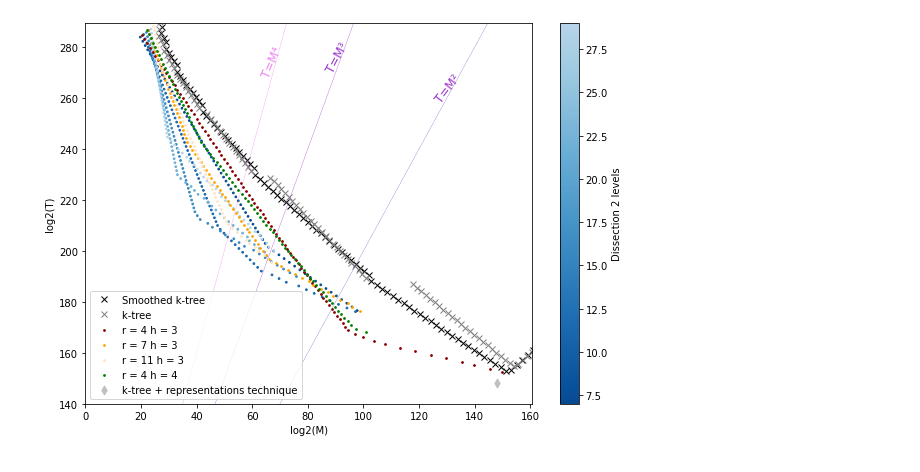
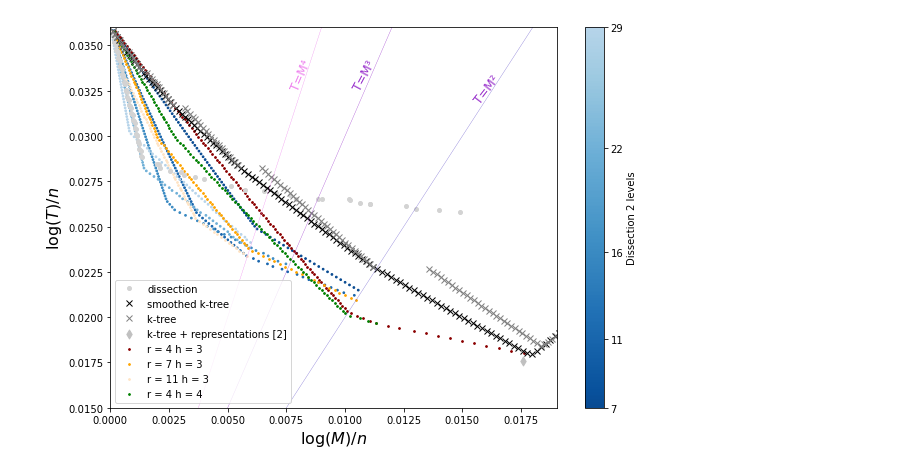
Before and after one commit to charlotte-lefevre/TM_tradeoffs_SDP, a Jupyter notebook: Cost_eval/Examples/Mainplots.ipynb, the cells around one changed output. Cells and saved outputs as stored; diff of their text form; code cells hidden in the pictures.

```diff
--- a/Cost_eval/Examples/Mainplots.ipynb
+++ b/Cost_eval/Examples/Mainplots.ipynb
@@ -45,0 +24,11 @@ M_dissec,T_dissec,Res_dissection = compute_best_complexity_dissection(400)
+# %%
+ktreeLabel = "k-tree"
+StateofTheArtRef = "k-tree + representations [2]"
+resol = 200
+
+def preparePlot(includePoint = True):
+    plt.figure(figsize = (10,7))
+    plt.xlabel("$\log(M)/n$", fontsize=16)
+    plt.ylabel("$\log(T)/n$", fontsize=16)
+    if includePoint:
+        plt.scatter(0.0176, 0.0176, label=StateofTheArtRef, s=40, marker="d",c ="silver")
@@ -171,17 +166,9 @@ Smoothed k-tree
 # %%
-plt.figure(figsize = (10,7))
-# Set x,y limits
-axes = plt.gca()
-axes.set_ylim([140,0.04*n])
-axes.set_xlim([0.0*math.log(3,2)*n,0.0140*math.log(3,2)*n])
+preparePlot()
 
-plt.xlabel("log(M)/n")
-plt.ylabel("log(T)/n")
-
-lmin = 2
-lmax = int(n*0.08)
-nbls = 100
-nbtarget=50
+Remin = 0.001
+Remax = 0.2
+npoints = 400
 
 
 # Customized cmap
@@ -190,7 +177,10 @@ Blues_modified = cm.get_cmap('Blues', 256)# create new hsv colormaps in range of
 cmap2 = ListedColormap(Blues_modified(np.linspace(0.9, 0.3, 256)))
 #cmap3 = ListedColormap(Oranges_modified(np.linspace(0.9, 0.3, 256)))
 
-
+# Set x,y limits
+axes = plt.gca()
+axes.set_ylim([0.015,0.036])
+axes.set_xlim([0.0*math.log(3,2),0.0120*math.log(3,2)])
 
 
 ## Plotting level 2 dissections
@@ -200,7 +190,7 @@ M = []
 T = []
 track_colormap = []
 for X in Interesting_dissections_two:
-    (memories, times,_, Res) = layered_dissections.real_Apply(n, k, w, X, h, lmin, lmax, nbls=nbls, nbtarget=nbtarget)
+    (memories, times,_, Res) = layered_dissections.Apply(X, h, R,W, Remin=Remin, Remax=Remax, nbRes=npoints)
     track_colormap = np.append(track_colormap, [X for _ in range(0, len(memories))])
     M = np.append(M, memories)
     T = np.append(T, times)
@@ -208,38 +198,31 @@ for X in Interesting_dissections_two:
 plt.scatter(M, T, s = 3, c = track_colormap, cmap = cmap2)
 cbar = plt.colorbar()
 cbar.set_label('Dissection 2 levels')
+cbar.set_ticks([7,11,16,22,29])
+cbar.set_ticklabels(["7","11","16","22","29"])
 
-## Plotting level 3 dissections
+## Plotting level 3 dissectiropositionons
 h = 3
 Interesting_dissections_three = [4,7,11]
 colors = ["darkred", "orange", "bisque"]; icols = 0
 for X in Interesting_dissections_three:
-    (memories, times,_, Res) = layered_dissections.real_Apply(n, k, w, X, h, lmin, lmax, nbls=nbls, nbtarget=nbtarget)
+    (memories, times,_, Res) = layered_dissections.Apply(X, h, R,W, Remin=Remin, Remax=Remax, nbRes=npoints)
     plt.scatter(memories, times, s=3, c=colors[icols], label = "r = " +str(X) + " h = " +str(h))
     icols = icols + 1
 
 
 h = 4
 X = 4
-(memories, times,_, Res) = layered_dissections.real_Apply(n, k, w, X, h, lmin, lmax, nbls=nbls, nbtarget=nbtarget)
+(memories, times,_, Res) = layered_dissections.Apply(X, h, R,W, Remin=Remin, Remax=Remax, nbRes=npoints)
 plt.scatter(memories, times, s = 3, c="green", label="r = 4 h = 4")
 
 
-#dissection + Wave TM
-#plt.plot(2/11*0.060835*math.log(3,2),2/11*0.060835*math.log(3,2),"silver", label="Wave",marker=".", linewidth = 0, markersize = 8)
+plt.plot(M_dissec,T_dissec, markersize = 4, linewidth = 0, color = "lightgray", marker = 'o', label = "dissection")
 
-# Wave TM tardeoff plotting
-"""memories = np.linspace(0.001*math.log(3,2), 2/11*0.060835*math.log(3,2), 100)
-TM_tradeoff = [-m + 4/11*0.060835*math.log(3,2) for m in memories]
-plt.plot(memories, TM_tradeoff, "red", label="Wave TM tardeoff")"""
+mems,complexities, Reused,_  = smoothed_kTree(R, W,npoints=npoints, Remin=Remin,Remax = Remax)
+plt.plot(mems,complexities, markersize = 6, linewidth = 0, color = "black", marker = 'x', label = "smoothed k-tree")
 
-
-#plt.plot(M_dissec,T_dissec, markersize = 4, linewidth = 0, color = "lightgray", marker = 'o', label = "Dissection")
-
-mems,complexities, Reused = real_smoothed_kTree(n,k, w,npoints=nbls,lmin=lmin, lmax=lmax)
-plt.plot(mems,complexities, markersize = 6, linewidth = 0, color = "black", marker = 'x', label = "Smoothed k-tree")
-
-mems,complexities, Reused  = real_kTree(n,k, w,npoints=nbls,lmin=lmin, lmax=lmax)
+mems,complexities, Reused,_  = kTree(R, W,npoints=npoints, Remin=Remin, Remax = Remax)
 plt.plot(mems,complexities, markersize = 6, linewidth = 0, color = "grey", marker = 'x', label = "k-tree ")
 
 
@@ -249,35 +232,29 @@ TMMMM = [4*m for m in mems]
 
 plt.plot(mems, TMM, "slateblue", linewidth=0.3)
 plt.plot(mems, TMMM, "darkorchid", linewidth=0.3)
-plt.plot(mems, TMMMM, "violet",  linewidth=0.3)
+plt.plot(mems, TMMMM, "violet", linewidth=0.3)
+
+
 
 # write text
 
-l1 = np.array((66, 268))
+l1 = np.array((58./n, 235./n))
 angle = 66.5
 th1 = plt.text(l1[0], l1[1], "T=M⁴", fontsize=12,
                rotation=angle, rotation_mode='anchor', c="violet")
 
-l1 = np.array((89, 270))
+l1 = np.array((77./n, 235./n))
 angle = 62
 # Plot text
 th1 = plt.text(l1[0], l1[1], 'T=M³', fontsize=12,
                rotation=angle, rotation_mode='anchor', c="darkorchid")
 
 
-l1 = np.array((128, 258))
+l1 = np.array((114./n, 230./n))
 angle = 52.5
 # Plot text
 th1 = plt.text(l1[0], l1[1], 'T=M²', fontsize=12,
                rotation=angle, rotation_mode='anchor', c="darkorchid")
 
-a=7
-coeff_mem = math.log(2**a*2*n,2) # Number of lists times vector size times F3 coeff
-coeff_times = math.log((2**a-1)*2*n,2) #  number of considered mergings times memory coeff
-plt.scatter(0.0176*n+coeff_mem, 0.0176*n+coeff_times, label="k-tree + representations technique", s=40, marker="d",c ="silver")
-
-
 plt.legend(loc='lower left')
-plt.xlabel("log2(M)")
-plt.ylabel("log2(T)")
 # %% [output]
@@ -285 +262 @@ Text(0, 0.5, 'log2(T)')
-[figure, old version]
+[figure, new version]
```
Also changed, not shown: parts of 14 cells of this notebook, 4 other files.
